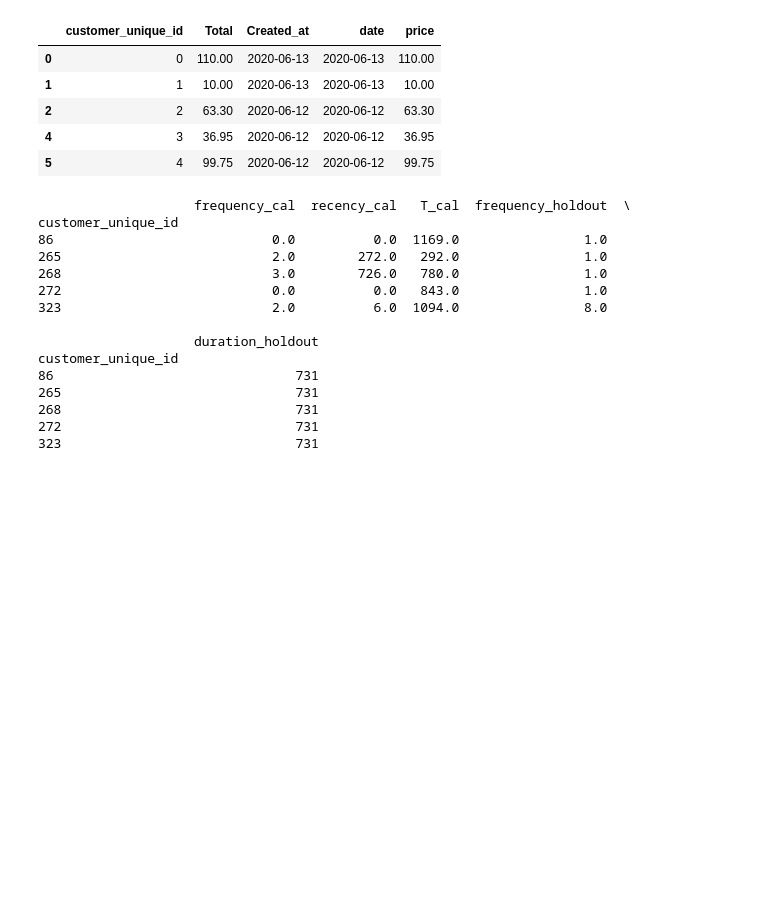
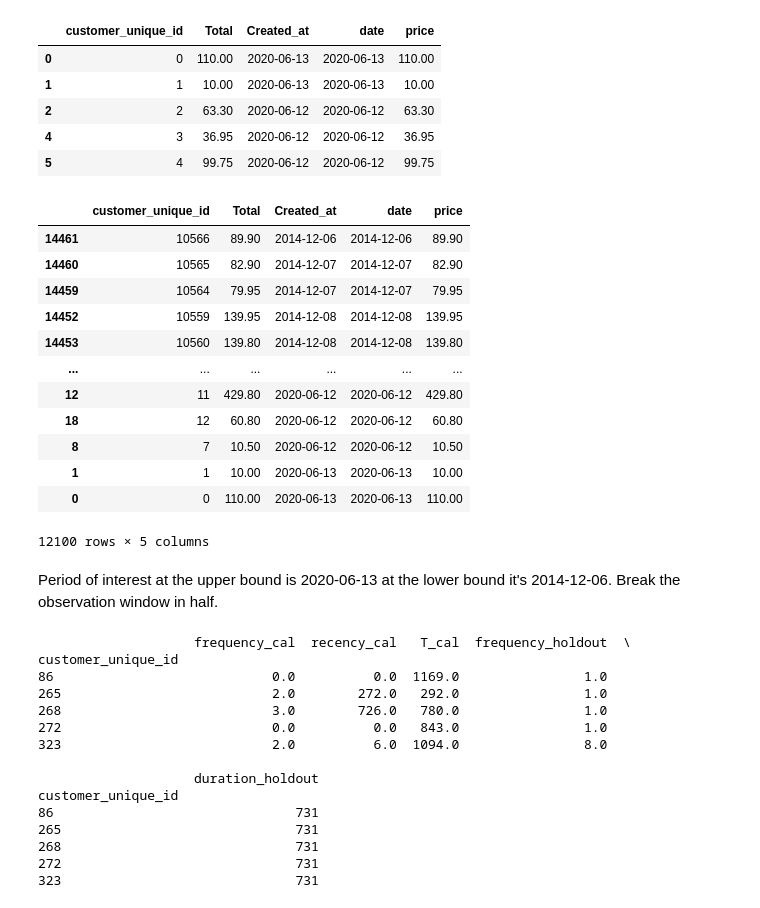
Before and after one commit to dc-larson/Insight_Data_Project, a Jupyter notebook: Online_transac2.ipynb, the cells around one changed output. Saved outputs shown, nothing was run; the diff lists cells and outputs as text; code cells hidden in the pictures; blank space fills up the shorter version.

```diff
--- a/Online_transac2.ipynb
+++ b/Online_transac2.ipynb
@@ -271,6 +285,25 @@ transaction_data.head()
 | 2 | 2 | 63.30 | 2020-06-12 | 2020-06-12 | 63.30 |
 | 4 | 3 | 36.95 | 2020-06-12 | 2020-06-12 | 36.95 |
 | 5 | 4 | 99.75 | 2020-06-12 | 2020-06-12 | 99.75 |
+# %%
+# Get a look at start and end dates for period
+transaction_data.sort_values(by='date', ascending=True)
+# %% [output]
+|  | customer_unique_id | Total | Created_at | date | price |
+| 14461 | 10566 | 89.90 | 2014-12-06 | 2014-12-06 | 89.90 |
+| 14460 | 10565 | 82.90 | 2014-12-07 | 2014-12-07 | 82.90 |
+| 14459 | 10564 | 79.95 | 2014-12-07 | 2014-12-07 | 79.95 |
+| 14452 | 10559 | 139.95 | 2014-12-08 | 2014-12-08 | 139.95 |
+| 14453 | 10560 | 139.80 | 2014-12-08 | 2014-12-08 | 139.80 |
+| ... | ... | ... | ... | ... | ... |
+| 12 | 11 | 429.80 | 2020-06-12 | 2020-06-12 | 429.80 |
+| 18 | 12 | 60.80 | 2020-06-12 | 2020-06-12 | 60.80 |
+| 8 | 7 | 10.50 | 2020-06-12 | 2020-06-12 | 10.50 |
+| 1 | 1 | 10.00 | 2020-06-13 | 2020-06-13 | 10.00 |
+| 0 | 0 | 110.00 | 2020-06-13 | 2020-06-13 | 110.00 |
+12100 rows × 5 columns
+# %% [markdown]
+Period of interest at the upper bound is 2020-06-13 at the lower bound it's 2014-12-06. Break the observation window in half.
 # %%
 # Model Caliboration
 
```
Also changed, not shown: parts of 30 cells of this notebook.
